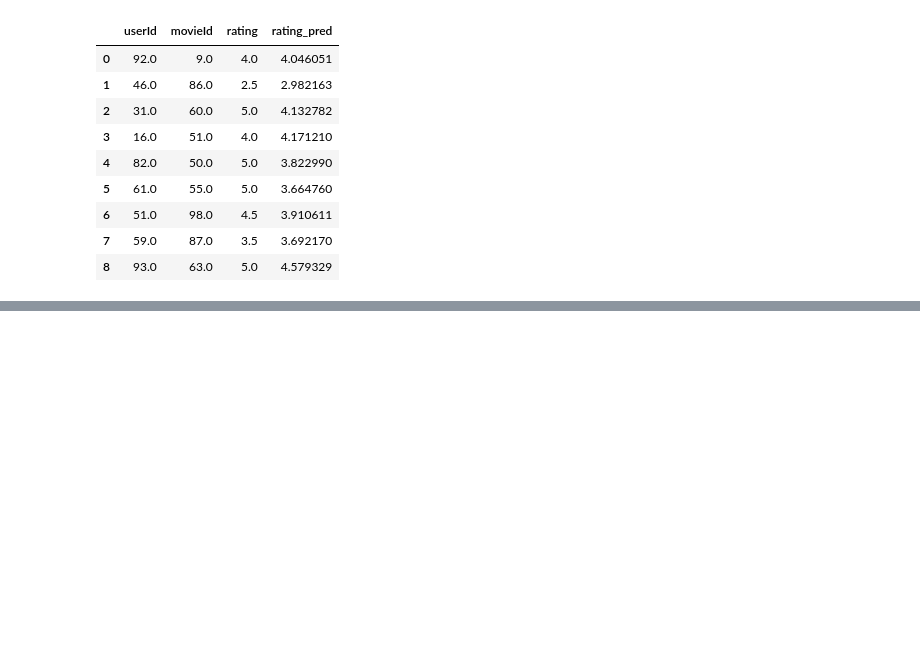
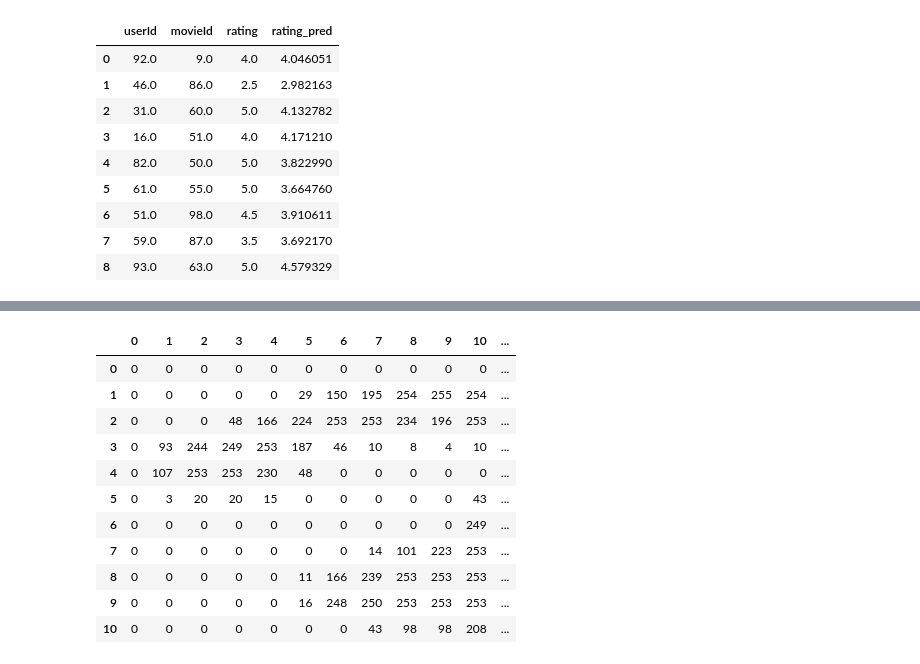
Before and after one commit to FanaticalBera/DeepLearning, a Jupyter notebook: practice.ipynb, the cells around one changed output, grey strips where cells are left out. Cells and saved outputs as stored; diff of their text form; code cells hidden in the pictures; blank space fills up the shorter version.

```diff
--- a/practice.ipynb
+++ b/practice.ipynb
@@ -78,0 +127,17 @@ learn.show_results()
+# %%
+im3_t = tensor(im3)
+df = pd.DataFrame(im3_t[4:15,4:22])
+df.style.set_properties(**{'font-size':'6pt'}).background_gradient('Greys')
+# %% [output]
+|  | 0 | 1 | 2 | 3 | 4 | 5 | 6 | 7 | 8 | 9 | 10 | ... |
+| 0 | 0 | 0 | 0 | 0 | 0 | 0 | 0 | 0 | 0 | 0 | 0 | ... |
+| 1 | 0 | 0 | 0 | 0 | 0 | 29 | 150 | 195 | 254 | 255 | 254 | ... |
+| 2 | 0 | 0 | 0 | 48 | 166 | 224 | 253 | 253 | 234 | 196 | 253 | ... |
+| 3 | 0 | 93 | 244 | 249 | 253 | 187 | 46 | 10 | 8 | 4 | 10 | ... |
+| 4 | 0 | 107 | 253 | 253 | 230 | 48 | 0 | 0 | 0 | 0 | 0 | ... |
+| 5 | 0 | 3 | 20 | 20 | 15 | 0 | 0 | 0 | 0 | 0 | 43 | ... |
+| 6 | 0 | 0 | 0 | 0 | 0 | 0 | 0 | 0 | 0 | 0 | 249 | ... |
+| 7 | 0 | 0 | 0 | 0 | 0 | 0 | 0 | 14 | 101 | 223 | 253 | ... |
+| 8 | 0 | 0 | 0 | 0 | 0 | 11 | 166 | 239 | 253 | 253 | 253 | ... |
+| 9 | 0 | 0 | 0 | 0 | 0 | 16 | 248 | 250 | 253 | 253 | 253 | ... |
+| 10 | 0 | 0 | 0 | 0 | 0 | 0 | 0 | 43 | 98 | 98 | 208 | ... |
```
Also changed, not shown: parts of 8 cells of this notebook.
